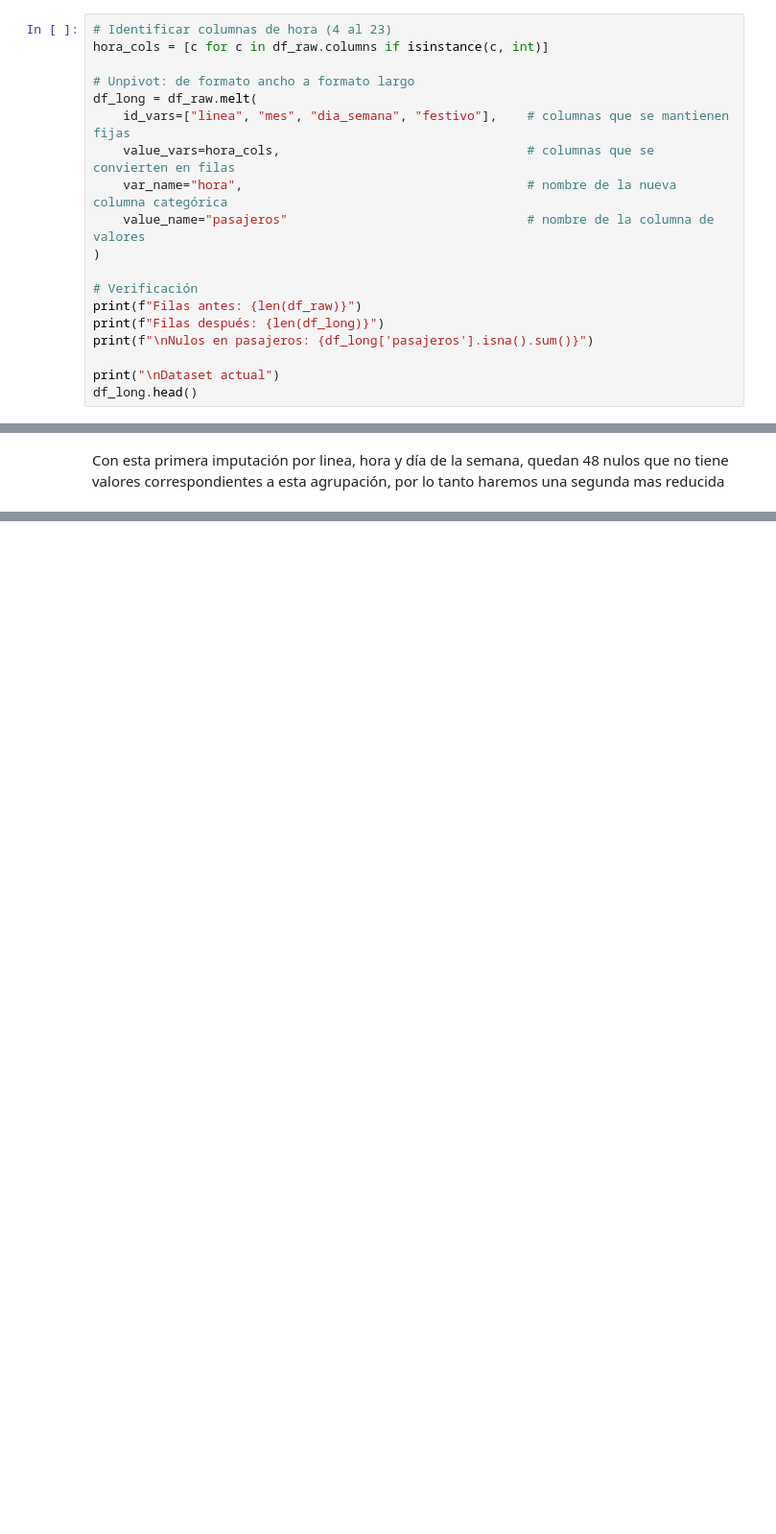
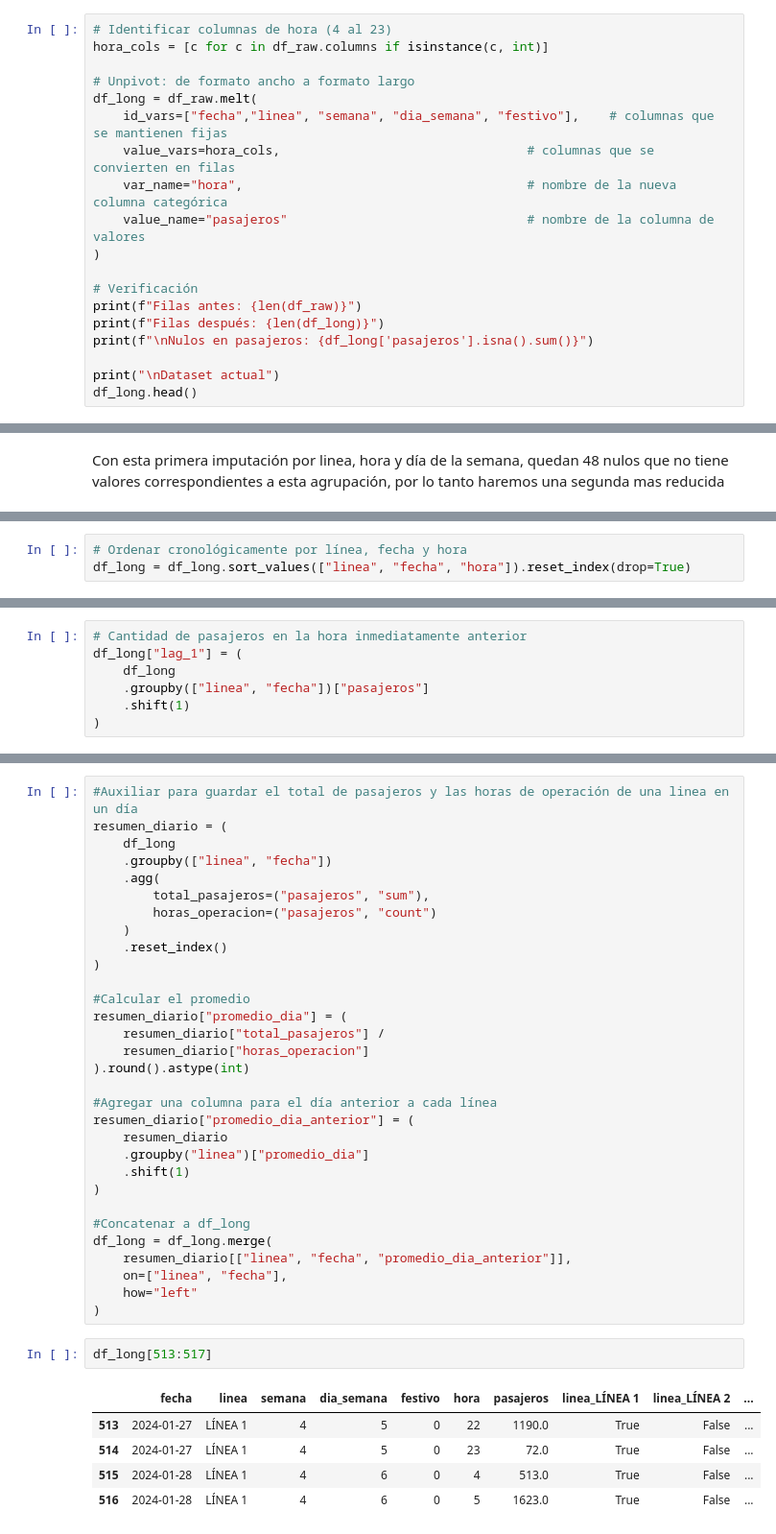
Before and after one commit to gomezjimena/Modelo_afluencia_metro, a Jupyter notebook: Exploracion_inicial.ipynb, the cells around one changed output, grey strips where cells are left out. Shown at 96% size. Saved outputs shown, nothing was run; the diff lists cells and outputs as text; blank space fills up the shorter version.

Commit message:
Agregar variables temporales y características cronológicas

```diff
--- a/Exploracion_inicial.ipynb
+++ b/Exploracion_inicial.ipynb
@@ -108,7 +228,7 @@ hora_cols = [c for c in df_raw.columns if isinstance(c, int)]
 
 # Unpivot: de formato ancho a formato largo
 df_long = df_raw.melt(
-    id_vars=["linea", "mes", "dia_semana", "festivo"],    # columnas que se mantienen fijas
+    id_vars=["fecha","linea", "semana", "dia_semana", "festivo"],    # columnas que se mantienen fijas
     value_vars=hora_cols,                                 # columnas que se convierten en filas
     var_name="hora",                                      # nombre de la nueva columna categórica
     value_name="pasajeros"                                # nombre de la columna de valores
@@ -248,0 +460,3 @@ print(df_long.head())
+# %%
+# Ordenar cronológicamente por línea, fecha y hora
+df_long = df_long.sort_values(["linea", "fecha", "hora"]).reset_index(drop=True)
@@ -248,0 +465,7 @@ print(df_long.head())
+# %%
+# Cantidad de pasajeros en la hora inmediatamente anterior
+df_long["lag_1"] = (
+    df_long
+    .groupby(["linea", "fecha"])["pasajeros"]
+    .shift(1)
+)
@@ -248,0 +474,39 @@ print(df_long.head())
+# %%
+#Auxiliar para guardar el total de pasajeros y las horas de operación de una linea en un día
+resumen_diario = (
+    df_long
+    .groupby(["linea", "fecha"])
+    .agg(
+        total_pasajeros=("pasajeros", "sum"),
+        horas_operacion=("pasajeros", "count")
+    )
+    .reset_index()
+)
+
+#Calcular el promedio
+resumen_diario["promedio_dia"] = (
+    resumen_diario["total_pasajeros"] /
+    resumen_diario["horas_operacion"]
+).round().astype(int)
+
+#Agregar una columna para el día anterior a cada línea
+resumen_diario["promedio_dia_anterior"] = (
+    resumen_diario
+    .groupby("linea")["promedio_dia"]
+    .shift(1)
+)
+
+#Concatenar a df_long
+df_long = df_long.merge(
+    resumen_diario[["linea", "fecha", "promedio_dia_anterior"]],
+    on=["linea", "fecha"],
+    how="left"
+)
+# %%
+df_long[513:517]
+# %% [output]
+|  | fecha | linea | semana | dia_semana | festivo | hora | pasajeros | linea_LÍNEA 1 | linea_LÍNEA 2 | ... |
+| 513 | 2024-01-27 | LÍNEA 1 | 4 | 5 | 0 | 22 | 1190.0 | True | False | ... |
+| 514 | 2024-01-27 | LÍNEA 1 | 4 | 5 | 0 | 23 | 72.0 | True | False | ... |
+| 515 | 2024-01-28 | LÍNEA 1 | 4 | 6 | 0 | 4 | 513.0 | True | False | ... |
+| 516 | 2024-01-28 | LÍNEA 1 | 4 | 6 | 0 | 5 | 1623.0 | True | False | ... |
```
Also changed, not shown: parts of 32 cells of this notebook, 2 other files.
